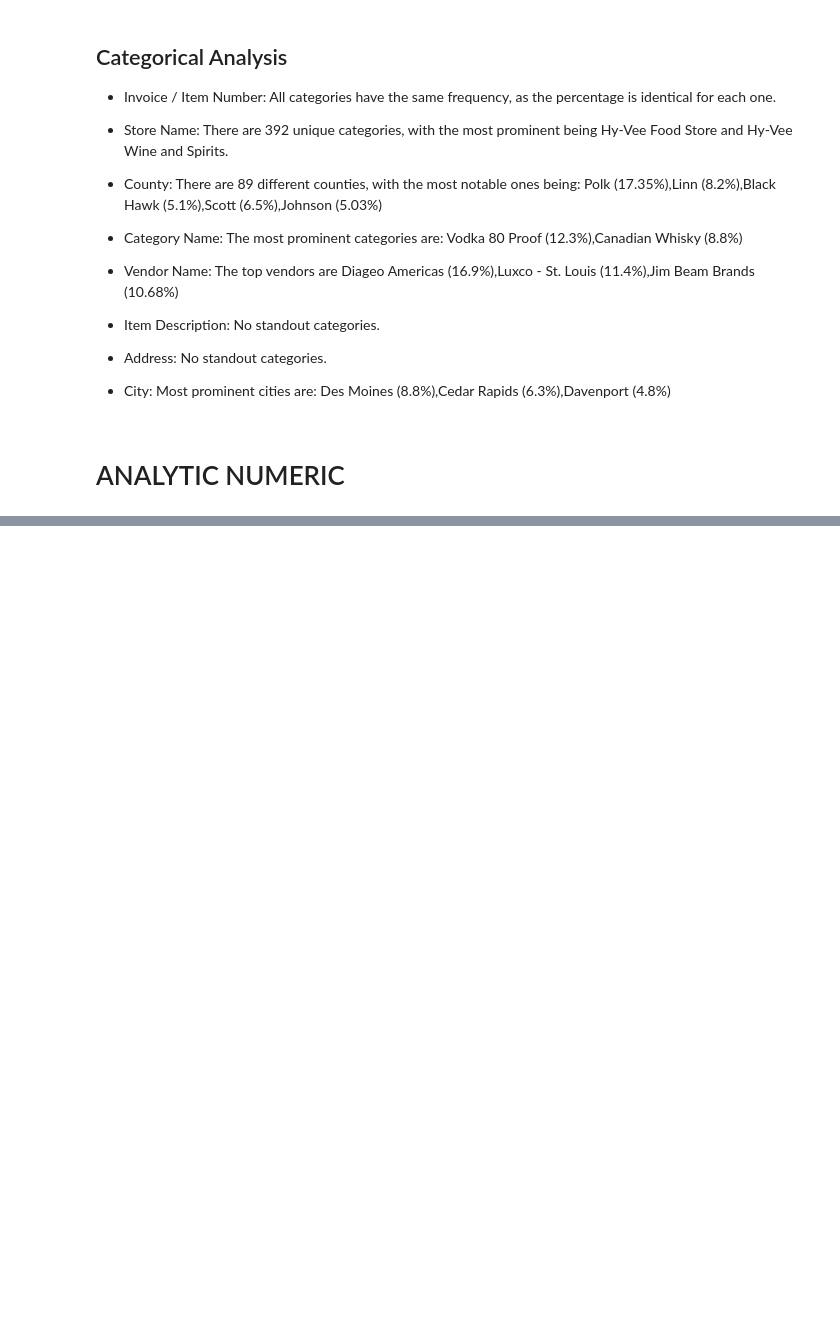
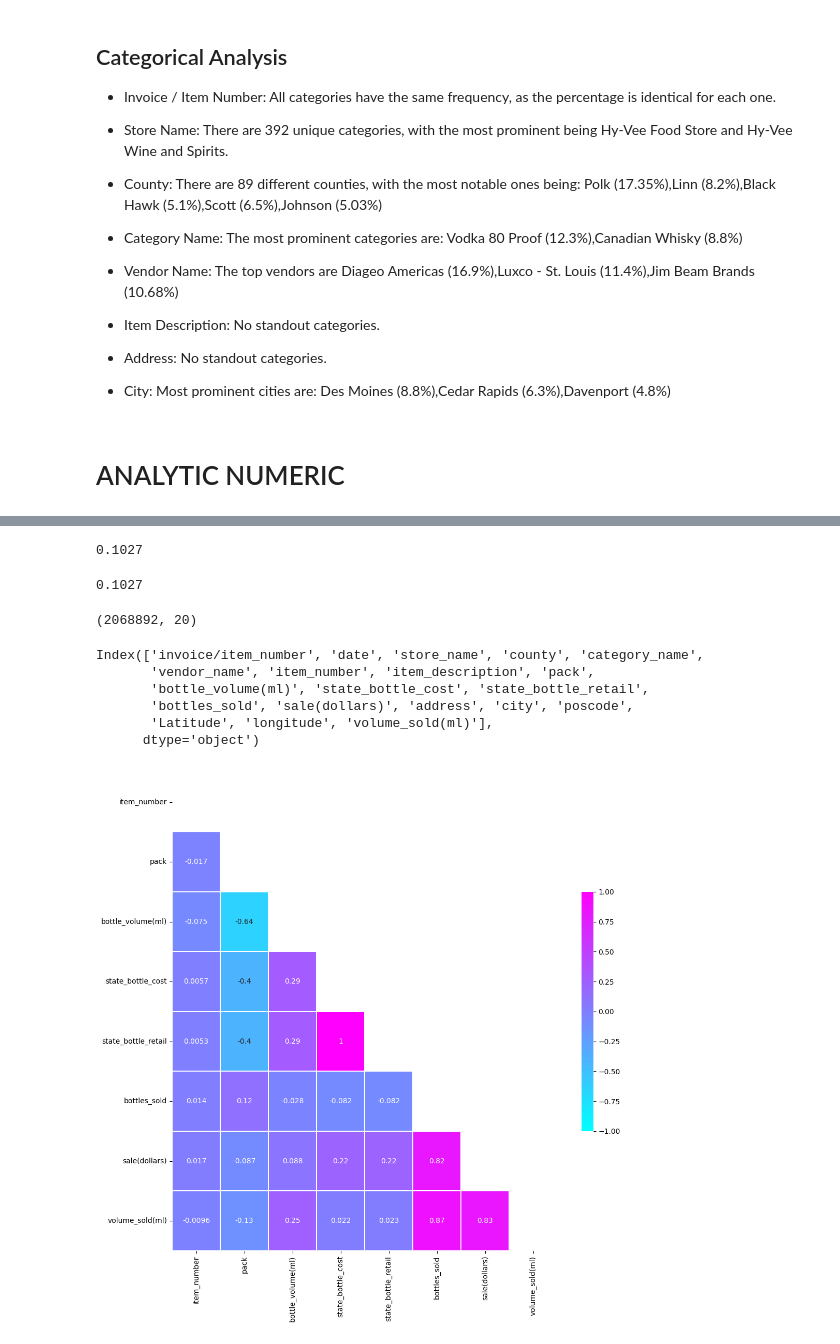
Before and after one commit to ivactcat/Sales_analytic, a Jupyter notebook: jupyter/analytic.ipynb, the cells around one changed output, grey strips where cells are left out. Saved outputs shown, nothing was run; the diff lists cells and outputs as text; code cells hidden in the pictures; blank space fills up the shorter version.

```diff
--- a/jupyter/analytic.ipynb
+++ b/jupyter/analytic.ipynb
@@ -170,0 +90,2 @@ plt.show()  # Mostrar los gráficos
+# %%
+df.drop(columns=['store_location','volume_sold(gallons)'],inplace=True)
@@ -170,0 +114,36 @@ plt.show()  # Mostrar los gráficos
+# %%
+round(df[df['state_bottle_cost'] > 50].shape[0] / df.shape[0] * 100, 4)
+# %% [output]
+0.1027
+# %%
+round(df[df['state_bottle_retail'] > 75].shape[0] / df.shape[0] * 100, 4)
+# %% [output]
+0.1027
+# %%
+df=df[df['bottles_sold'] < 400]
+df=df[df['sale(dollars)'] < 10000]
+df=df[df['volume_sold(ml)'] < 400000]
+df=df[df['bottle_volume(ml)'] < 2500]
+df= df[df['state_bottle_retail'] < 75]
+df= df[df['state_bottle_cost'] < 50]
+# %%
+df.shape
+# %% [output]
+(2068892, 20)
+# %%
+df.columns
+# %% [output]
+Index(['invoice/item_number', 'date', 'store_name', 'county', 'category_name',
+       'vendor_name', 'item_number', 'item_description', 'pack',
+       'bottle_volume(ml)', 'state_bottle_cost', 'state_bottle_retail',
+       'bottles_sold', 'sale(dollars)', 'address', 'city', 'poscode',
+       'Latitude', 'longitude', 'volume_sold(ml)'],
+      dtype='object')
+# %%
+plt.figure(figsize=(12, 12))
+corr = df.drop(columns=["Latitude", "longitude"]).corr(numeric_only=True)
+mask = np.triu(np.ones_like(corr, dtype=bool)) # Corregido aquí
+sns.heatmap(data=corr, annot=True, vmin=-1, vmax=1, cmap="cool", linewidths=0.2, cbar_kws={"shrink": 0.50}, mask=mask)
+plt.show()
+# %% [output]
+[figure, added]
```
Also changed, not shown: parts of 42 cells of this notebook, 1 other file.
